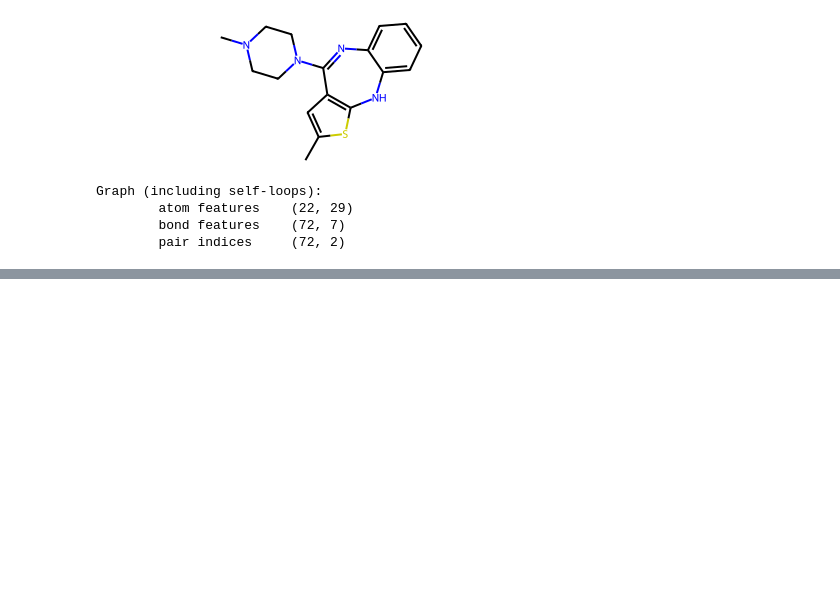
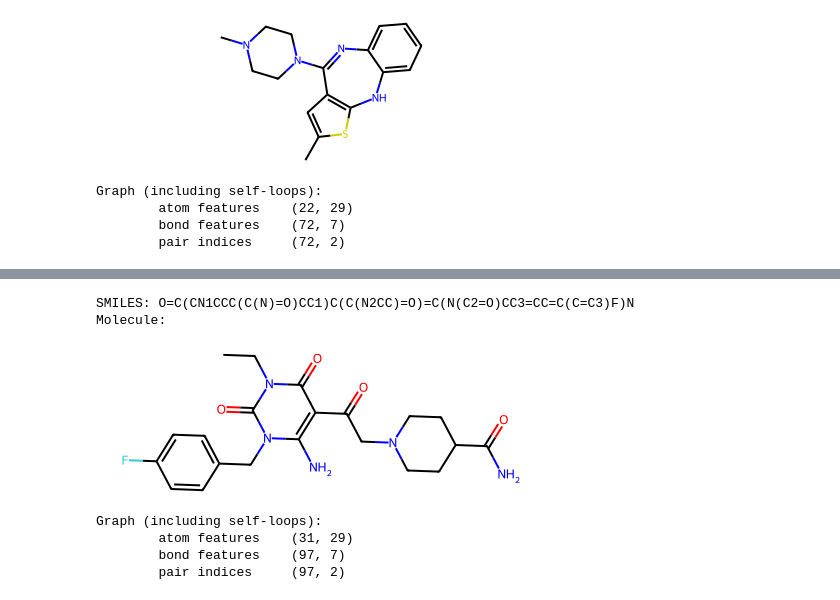
Before and after one commit to Jahan08/Advanced-AI-algorithm-practice-hERG-data, a Jupyter notebook: MPNN_QSAR_Classification_model_hERG.ipynb, the cells around one changed output, grey strips where cells are left out. Saved outputs shown, nothing was run; the diff lists cells and outputs as text; code cells hidden in the pictures; blank space fills up the shorter version.

```diff
--- a/MPNN_QSAR_Classification_model_hERG.ipynb
+++ b/MPNN_QSAR_Classification_model_hERG.ipynb
@@ -476 +477,4 @@ MolsToGridImage(molecules, molsPerRow=4, legends=legends)
 [figure]
+# %%
+df1=pd.read_csv("/content/hERG-house.csv")
+df1
@@ -476,0 +504,20 @@ MolsToGridImage(molecules, molsPerRow=4, legends=legends)
+# %%
+print(f"SMILES:\t{df1.smiles[10]}")
+molecule = molecule_from_smiles(df1.iloc[10].smiles)
+print("Molecule:")
+molecule
+# %% [output]
+SMILES: O=C(CN1CCC(C(N)=O)CC1)C(C(N2CC)=O)=C(N(C2=O)CC3=CC=C(C=C3)F)N
+Molecule:
+[figure, added]
+# %%
+graph = graph_from_molecule(molecule)
+print("Graph (including self-loops):")
+print("\tatom features\t", graph[0].shape)
+print("\tbond features\t", graph[1].shape)
+print("\tpair indices\t", graph[2].shape)
+# %% [output]
+Graph (including self-loops):
+        atom features    (31, 29)
+        bond features    (97, 7)
+        pair indices     (97, 2)
```
Also changed, not shown: parts of 7 cells of this notebook.
